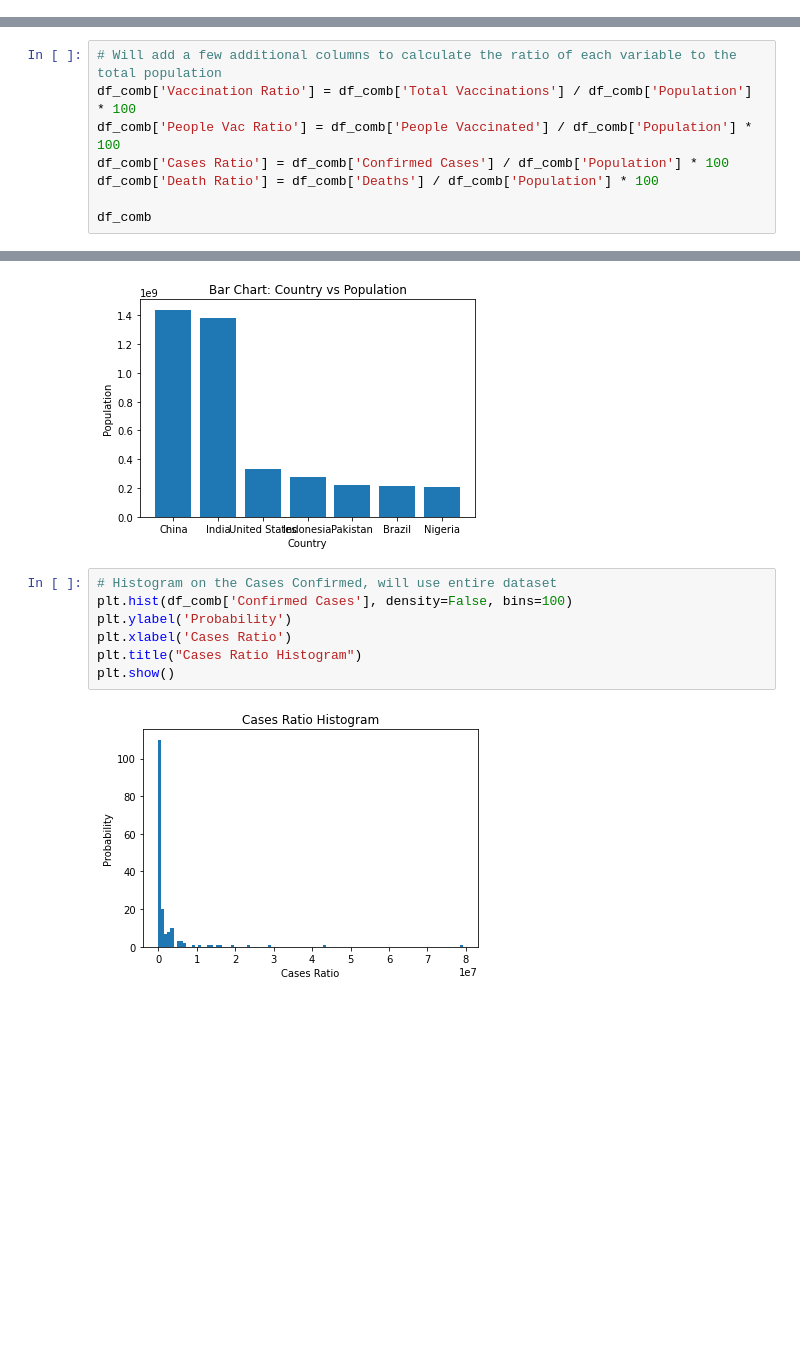
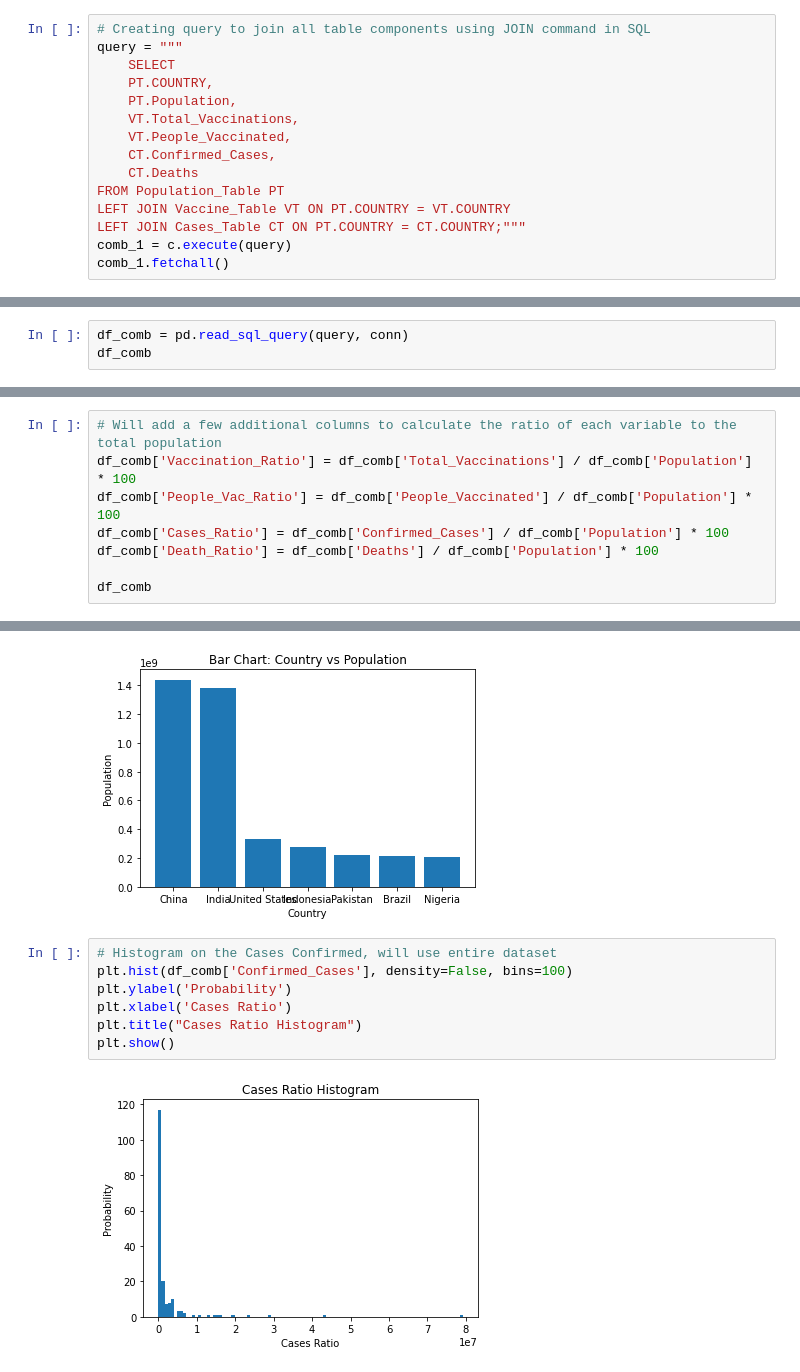
Before and after one commit to atabbalat/DSC540, a Jupyter notebook: Term Project/Term_Project_AbedTabbalat.ipynb, the cells around one changed output, grey strips where cells are left out. Cells and saved outputs as stored; diff of their text form; blank space fills up the shorter version.

```diff
--- a/Term Project/Term_Project_AbedTabbalat.ipynb
+++ b/Term Project/Term_Project_AbedTabbalat.ipynb
@@ -594,0 +545,15 @@ df_comb
+# %%
+# Creating query to join all table components using JOIN command in SQL
+query = """
+    SELECT
+    PT.COUNTRY,
+    PT.Population,
+    VT.Total_Vaccinations,
+    VT.People_Vaccinated,
+    CT.Confirmed_Cases,
+    CT.Deaths
+FROM Population_Table PT
+LEFT JOIN Vaccine_Table VT ON PT.COUNTRY = VT.COUNTRY
+LEFT JOIN Cases_Table CT ON PT.COUNTRY = CT.COUNTRY;"""
+comb_1 = c.execute(query)
+comb_1.fetchall()
@@ -594,0 +578,3 @@ df_comb
+# %%
+df_comb = pd.read_sql_query(query, conn)
+df_comb
@@ -595,9 +595,9 @@ df_comb
 # %%
 # Will add a few additional columns to calculate the ratio of each variable to the total population
-df_comb['Vaccination Ratio'] = df_comb['Total Vaccinations'] / df_comb['Population'] * 100
-df_comb['People Vac Ratio'] = df_comb['People Vaccinated'] / df_comb['Population'] * 100
-df_comb['Cases Ratio'] = df_comb['Confirmed Cases'] / df_comb['Population'] * 100
-df_comb['Death Ratio'] = df_comb['Deaths'] / df_comb['Population'] * 100
+df_comb['Vaccination_Ratio'] = df_comb['Total_Vaccinations'] / df_comb['Population'] * 100
+df_comb['People_Vac_Ratio'] = df_comb['People_Vaccinated'] / df_comb['Population'] * 100
+df_comb['Cases_Ratio'] = df_comb['Confirmed_Cases'] / df_comb['Population'] * 100
+df_comb['Death_Ratio'] = df_comb['Deaths'] / df_comb['Population'] * 100
 
 df_comb
 # %% [output]
@@ -685,13 +685,13 @@ plt.show()
 [figure]
 # %%
 # Histogram on the Cases Confirmed, will use entire dataset
-plt.hist(df_comb['Confirmed Cases'], density=False, bins=100)
+plt.hist(df_comb['Confirmed_Cases'], density=False, bins=100)
 plt.ylabel('Probability')
 plt.xlabel('Cases Ratio')
 plt.title("Cases Ratio Histogram")
 plt.show()
 # %% [output]
-[figure, old version]
+[figure, new version]
 # %%
 # Density plot on People Vaccinated
 df_web_density = df_web
```
Also changed, not shown: parts of 28 cells of this notebook, 1 other file.
